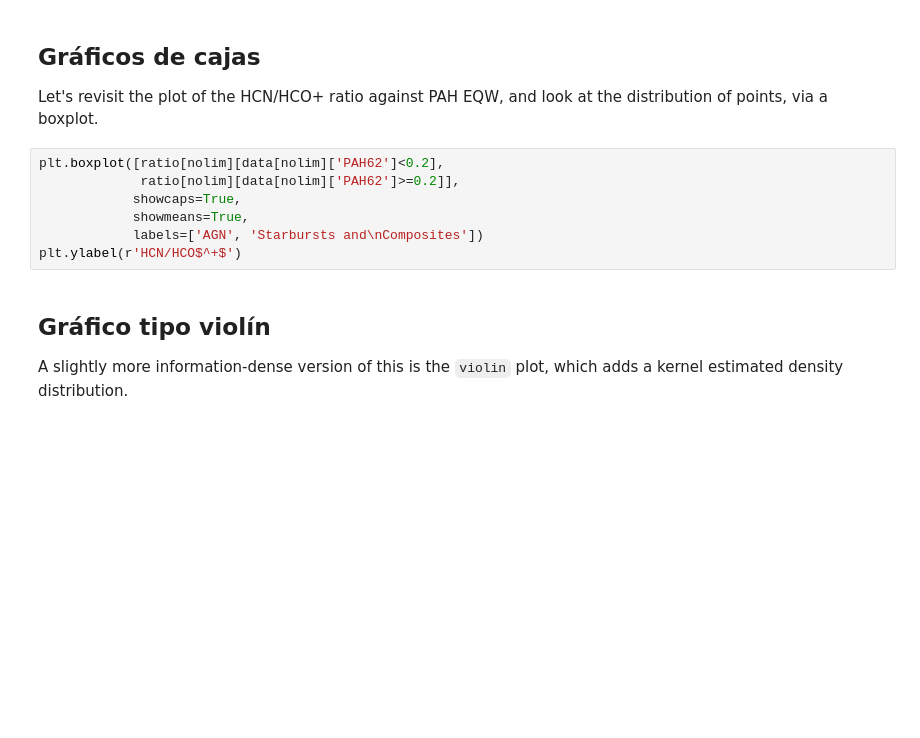
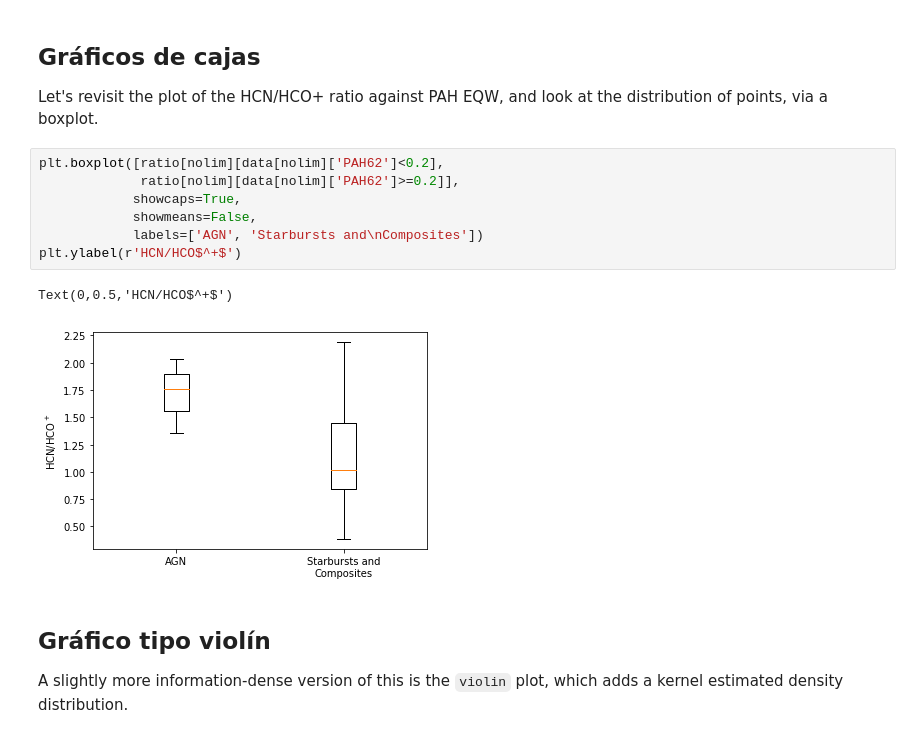
Before and after one commit to MetricLearning/intensivo_python, a Jupyter notebook: tutoriales/08_Matplotlib_avanzado.ipynb, the cells around one changed output. Saved outputs shown, nothing was run; the diff lists cells and outputs as text; blank space fills up the shorter version.

```diff
--- a/tutoriales/08_Matplotlib_avanzado.ipynb
+++ b/tutoriales/08_Matplotlib_avanzado.ipynb
@@ -205,10 +247,13 @@ Let's revisit the plot of the HCN/HCO+ ratio against PAH EQW, and look at the di
 # %%
 plt.boxplot([ratio[nolim][data[nolim]['PAH62']<0.2],
              ratio[nolim][data[nolim]['PAH62']>=0.2]],
             showcaps=True,
-            showmeans=True,
+            showmeans=False,
             labels=['AGN', 'Starbursts and\nComposites'])
 plt.ylabel(r'HCN/HCO$^+$')
+# %% [output]
+Text(0,0.5,'HCN/HCO$^+$')
+[figure, added]
 # %% [markdown]
 ## Gráfico tipo violín
 
```
Also changed, not shown: parts of 12 cells of this notebook, 15 other files.
